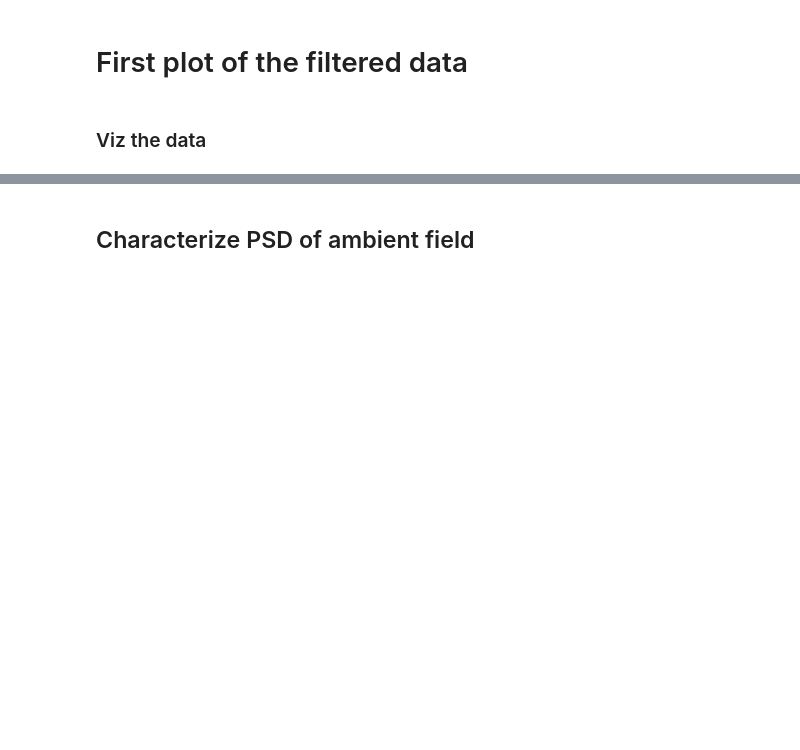
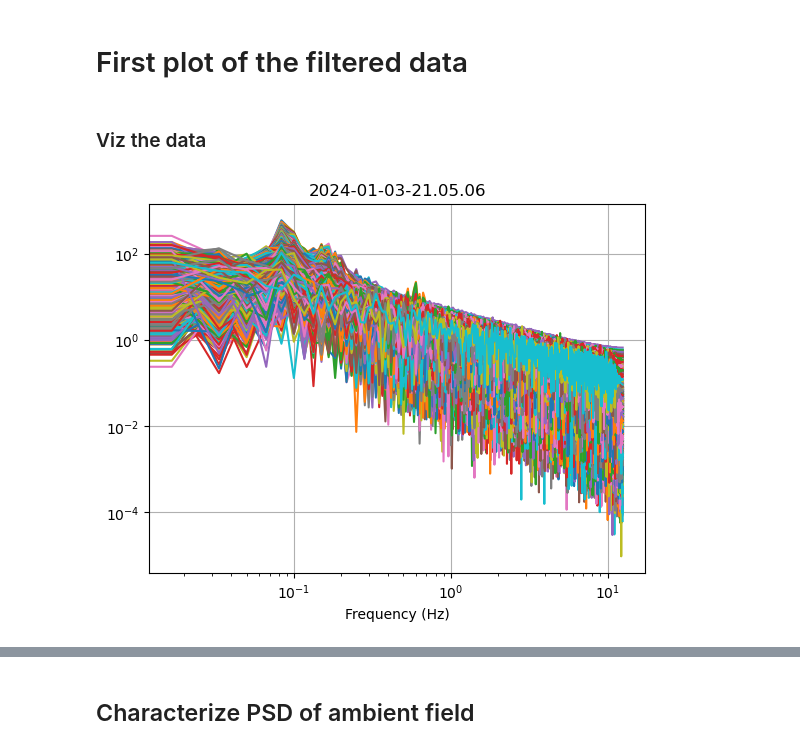
Before and after one commit to uwfiberlab/field_das, a Jupyter notebook: homer/homer_qc_01.ipynb, the cells around one changed output, grey strips where cells are left out. Cells and saved outputs as stored; diff of their text form; code cells hidden in the pictures; blank space fills up the shorter version.

```diff
--- a/homer/homer_qc_01.ipynb
+++ b/homer/homer_qc_01.ipynb
@@ -83,3 +94,18 @@ fmax=10.
+# %%
+# quick fft of the data
+
+n2 = int(ns/2)
+spec = np.fft.fft(data,axis=0)/n2
+freq = np.fft.fftfreq(ns,1./fs)
+# %%
+plt.plot(freq[:n2],np.abs(spec[:n2,5000:10000]))
+plt.yscale('log')
+plt.xscale('log')
+plt.grid(True)
+plt.xlabel('Frequency (Hz)');
+plt.title(starttime);
+# %% [output]
+[figure, added]
 # %%
 file = fdir+flist[3]
 fname = os.path.basename(file)
```
Also changed, not shown: parts of 12 cells of this notebook, 4 other files.
